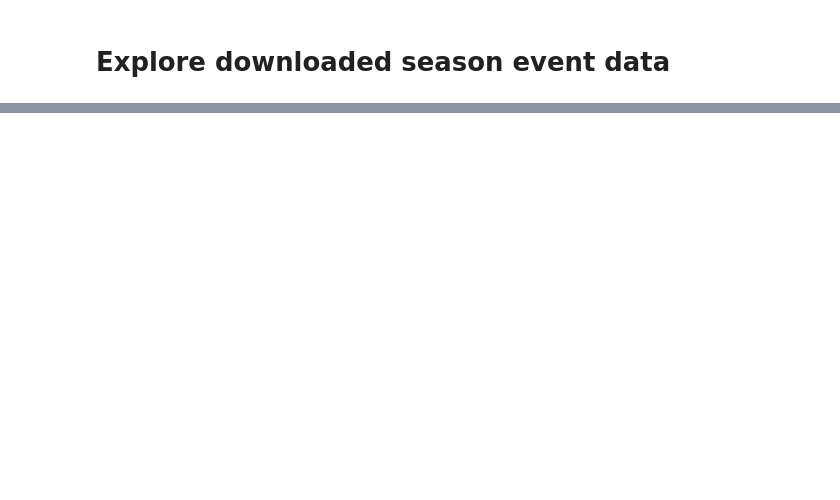
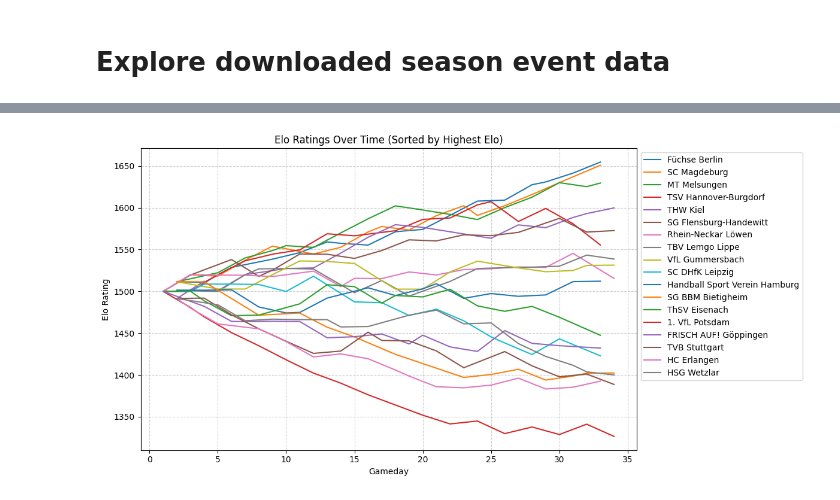
Before and after one commit to mad4ms/SportradarDatacoreAPI, a Jupyter notebook: notebooks/explore_season_events.ipynb, the cells around one changed output, grey strips where cells are left out. Cells and saved outputs as stored; diff of their text form; code cells hidden in the pictures; blank space fills up the shorter version.

```diff
--- a/notebooks/explore_season_events.ipynb
+++ b/notebooks/explore_season_events.ipynb
@@ -130,7 +130,7 @@ df = pd.DataFrame()
 
 
 
-for file in tqdm(glob("../data/fixtures/*.csv", recursive=True), desc="Processing files"):
+for file in tqdm(glob("../data/season_24_25/*.csv", recursive=True), desc="Processing files"):
     df_temp = pd.read_csv(file)
     df_temp["source"] = os.path.basename(file).split(".")[0]
     df = pd.concat([df, df_temp], ignore_index=True)
@@ -138,0 +137,7 @@ display(df.columns)
+# %%
+print(f"Total columns: {len(df.columns)}")
+print(f"Total rows: {len(df)}")
+display(df.columns)
+# length = len(df)
+# columns len
+df_bak = df.copy()
@@ -138,0 +165,11 @@ display(df.columns)
+# %%
+df = df_bak.copy()
+# how many entries are there for data.type = fixture and data.subtype = end?
+df = df[df["data.eventType"] == "fixture"]
+df = df[df["data.subType"] == "end"]
+# if multiple fixtureID in df, take the last one
+df = df.groupby("fixtureId").last().reset_index()
+
+
+print(f"Total columns after filtering: {len(df.columns)}")
+print(f"Total rows after filtering: {len(df)}")
@@ -138,0 +511,65 @@ display(df.columns)
+# %%
+from collections import defaultdict
+
+def expected_score(r1, r2):
+    return 1 / (1 + 10 ** ((r2 - r1) / 400))
+
+def update_elo(r, expected, actual, k=20):
+    return r + k * (actual - expected)
+
+def compute_elo_predictions(
+    df: pd.DataFrame,
+    k: float = 20,
+    initial: float = 1500,
+    home_adv: float = 0
+) -> pd.DataFrame:
+    elo = defaultdict(lambda: initial)
+    predictions = []
+
+    for _, row in df.sort_values('gameday').iterrows():
+        day = int(row['gameday'])
+        home, away = row['team_home_name'], row['team_away_name']
+        s_h, s_a = row['score_home'], row['score_away']
+
+        actual = 1.0 if s_h > s_a else 0.5 if s_h == s_a else 0.0
+
+        r_h = elo[home] + home_adv
+        r_a = elo[away]
+        expected = expected_score(r_h, r_a)
+
+        predictions.append({
+            'gameday': day,
+            'team_home': home,
+            'team_away': away,
+            'elo_home': r_h - home_adv,
+            'elo_away': r_a,
+            'expected_home_win_prob': expected,
+            'actual_result': actual
+        })
+
+        elo[home] = update_elo(r_h, expected, actual, k) - home_adv
+        elo[away] = update_elo(r_a, 1 - expected, 1 - actual, k)
+
+    return pd.DataFrame(predictions)
+
+def plot_elo(df_pred):
+    # Sort teams by their highest Elo rating
+    sorted_teams = df_pred.groupby('team_home')['elo_home'].max().sort_values(ascending=False).index
+
+    plt.figure(figsize=(12, 6))
+    for team in sorted_teams:
+        team_elo = df_pred[df_pred['team_home'] == team][['gameday', 'elo_home']].drop_duplicates()
+        plt.plot(team_elo['gameday'], team_elo['elo_home'], label=team)
+    plt.title("Elo Ratings Over Time (Sorted by Highest Elo)")
+    plt.xlabel("Gameday")
+    plt.ylabel("Elo Rating")
+    plt.legend(loc='upper left', bbox_to_anchor=(1, 1))
+    plt.grid(True, linestyle='--', alpha=0.6)
+    plt.tight_layout()
+    plt.show()
+
+# --- Hier wird df_pred erzeugt ---
+df_pred = compute_elo_predictions(df, k=20, initial=1500, home_adv=50)
+plot_elo(df_pred)
+# %% [output]
+[figure, added]
```
Also changed, not shown: parts of 12 cells of this notebook, 3 other files.
